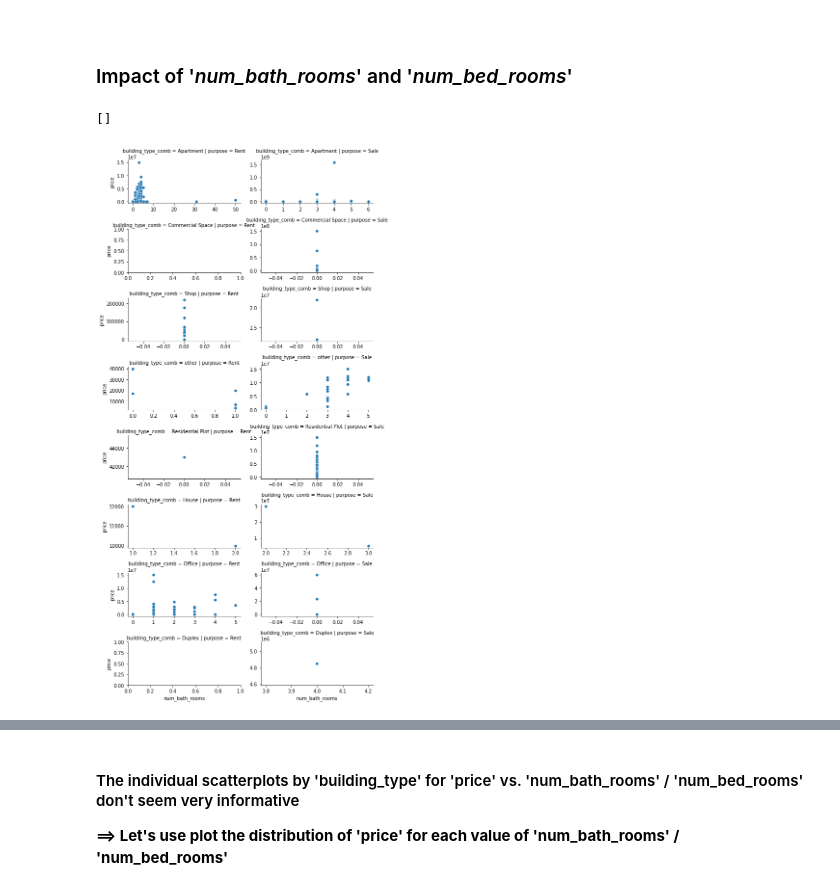
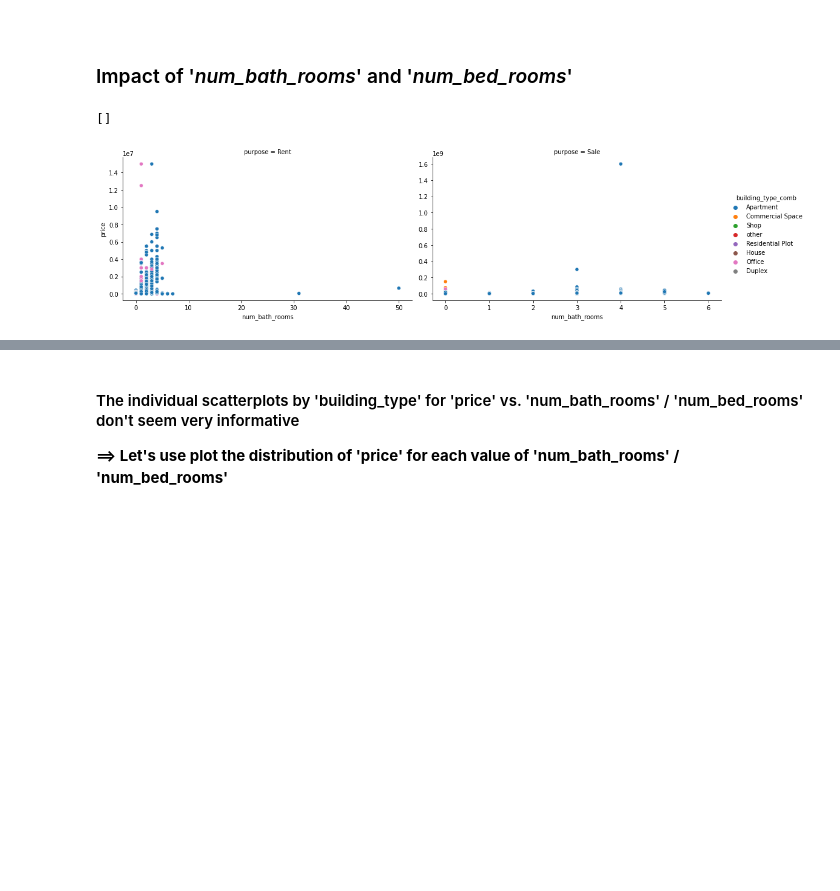
Before and after one commit to OmdenaAI/dhaka-bangladesh-real-estate-recommendation, a Jupyter notebook: src/tasks/task-3-exploratory-data-analysis/Group-2/Group_2-EDA-Umesh.ipynb, the cells around one changed output, grey strips where cells are left out. Saved outputs shown, nothing was run; the diff lists cells and outputs as text; code cells hidden in the pictures; blank space fills up the shorter version.

```diff
--- a/src/tasks/task-3-exploratory-data-analysis/Group-2/Group_2-EDA-Umesh.ipynb
+++ b/src/tasks/task-3-exploratory-data-analysis/Group-2/Group_2-EDA-Umesh.ipynb
@@ -438,21 +429,21 @@ g.savefig('Price-vs-Area-Scatterplot.jpg')
 # %%
 g = sns.relplot(y="price", x="num_bath_rooms",
                 data = df_merged[(((df_merged.purpose == 'Rent') &
                                       (df_merged.area <= percl_area_Rent['95%'])) |
                                      ((df_merged.purpose == 'Sale') &
                                       (df_merged.area <= percl_area_Sale['95%'])
                                      ))],
                 col = "purpose",
-                row = "building_type_comb",
+                hue = "building_type_comb",
                 kind="scatter",
                 facet_kws={'sharey': False, 'sharex': False},
-                height=2, aspect=2
+                height=4, aspect=1.8
                )
 # g.fig.set_size_inches(10, 10)
 plt.plot()
 # %% [output]
 []
-[figure, old version]
+[figure, new version]
 # %%
 g = sns.relplot(y="price", x="num_bed_rooms",
                 data = df_merged[(((df_merged.purpose == 'Rent') &
```
Also changed, not shown: parts of 6 cells of this notebook.
